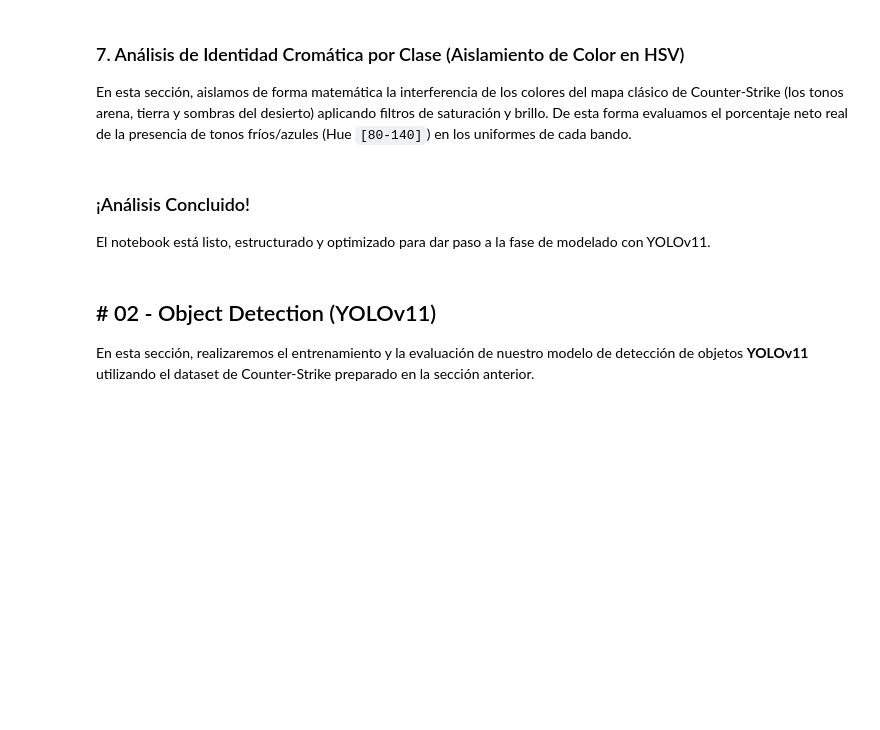
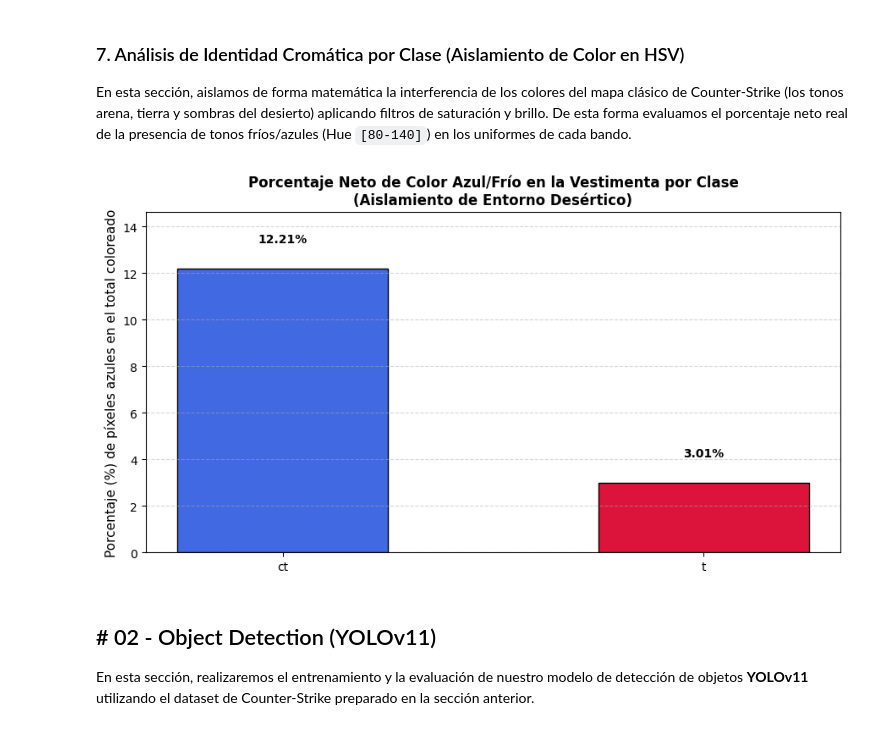
Before and after one commit to AndresMontesDeOca/vision_computadora_II, a Jupyter notebook: TP/01_EDA.ipynb, the cells around one changed output. Drawn from its saved outputs; the diff is of its cells as text; code cells hidden in the pictures; blank space fills up the shorter version.

```diff
--- a/TP/01_EDA.ipynb
+++ b/TP/01_EDA.ipynb
@@ -316,27 +369,27 @@ if os.path.exists(images_dir) and os.path.exists(labels_dir):
 # %%
 porcentajes_azules = {}
 for cls_id in [0, 1]:
     totales = pixeles_totales_por_clase[cls_id]
     azules = pixeles_azules_por_clase[cls_id]
-    porcentajes_azules[class_map[cls_id]] = (azules / totales * 100) if totales > 0 else 0.0
+    # Usamos class_names que ya está definido en el notebook ['ct', 't']
+    porcentajes_azules[class_names[cls_id]] = (azules / totales * 100) if totales > 0 else 0.0
 
 # Crear gráfico comparativo final
 plt.figure(figsize=(9, 5))
 clases = list(porcentajes_azules.keys())
 valores = list(porcentajes_azules.values())
 
 bars = plt.bar(clases, valores, color=['royalblue', 'crimson'], edgecolor='black', width=0.5)
 plt.title('Porcentaje Neto de Color Azul/Frío en la Vestimenta por Clase\n(Aislamiento de Entorno Desértico)', fontsize=12, weight='bold')
 plt.ylabel('Porcentaje (%) de píxeles azules en el total coloreado', fontsize=11)
 plt.ylim(0, max(valores) * 1.2 if max(valores) > 0 else 100)
 
 for bar in bars:
     yval = bar.get_height()
     plt.text(bar.get_x() + bar.get_width()/2, yval + 1, f"{yval:.2f}%", ha='center', va='bottom', weight='bold', fontsize=10)
 
 plt.grid(axis='y', linestyle='--', alpha=0.5)
 plt.tight_layout()
 plt.show()
+# %% [output]
+[figure, added]
-# %% [markdown]
-### ¡Análisis Concluido!
-El notebook está listo, estructurado y optimizado para dar paso a la fase de modelado con YOLOv11.
```
Also changed, not shown: parts of 9 cells of this notebook.
